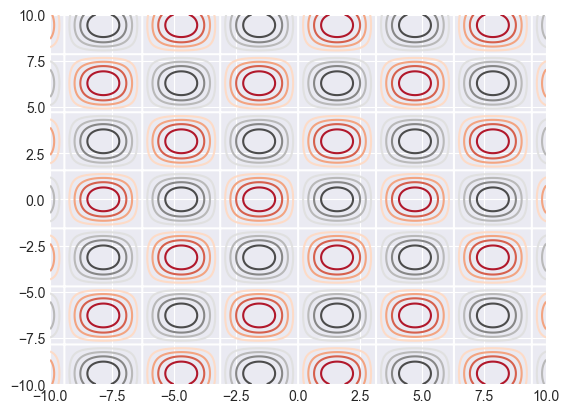
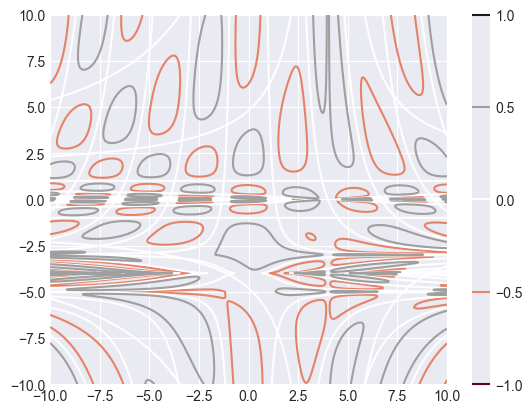
Code edit (unified diff) that turned the first committed figure into the second:
--- before
+++ after
@@ -2,5 +2,7 @@
 y = np.linspace(-10, 10, 1000)
 
+levels = 3
 X, Y = np.meshgrid(x, y)
 Z = f(X, Y)
-plt.contour(X, Y, Z, 10, cmap='RdGy')
+plt.contour(X, Y, Z, levels, cmap='RdGy')
+plt.colorbar()

Commit: more stuff